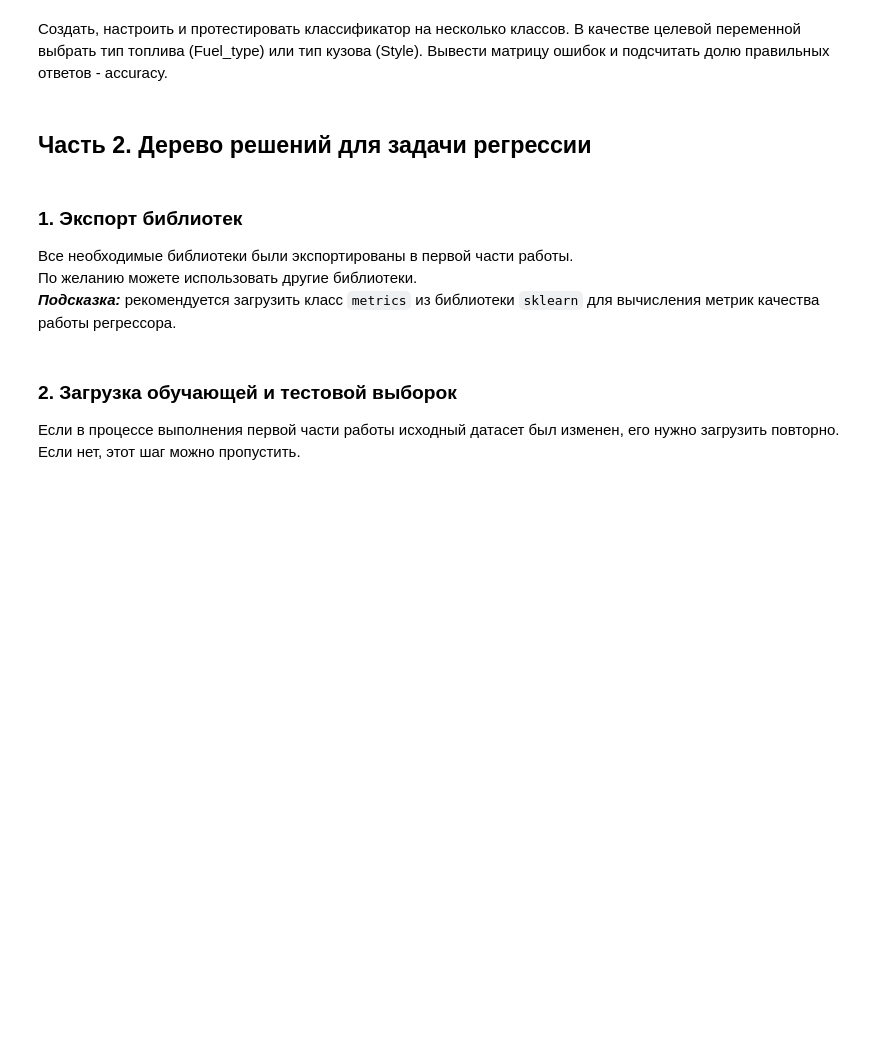
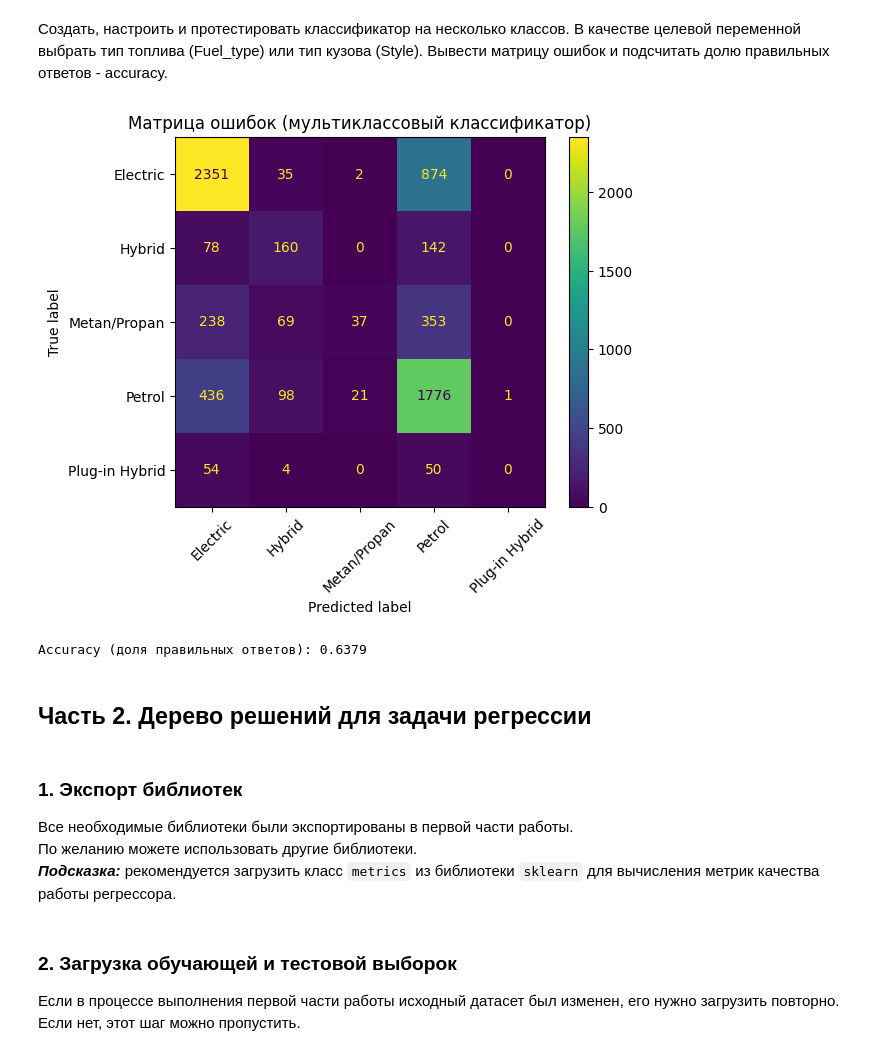
Before and after one commit to Mshkss/Study, a Jupyter notebook: Python/AI basics/P4/Task4_Tree_Empty.ipynb, the cells around one changed output. Drawn from its saved outputs; the diff is of its cells as text; code cells hidden in the pictures; blank space fills up the shorter version.

```diff
--- a/Python/AI basics/P4/Task4_Tree_Empty.ipynb
+++ b/Python/AI basics/P4/Task4_Tree_Empty.ipynb
@@ -145,9 +299,52 @@ print(f"Размер тестовой выборки: {X_test.shape}, {y_test.sh
+# %%
+from sklearn.model_selection import train_test_split
+from sklearn.tree import DecisionTreeClassifier
+from sklearn.metrics import accuracy_score, confusion_matrix
+# Восстановим категориальный признак fuel_type по one-hot колонкам
+fuel_columns = [col for col in data.columns if col.startswith("Fuel_type_")]
+data["Fuel_type"] = data[fuel_columns].idxmax(axis=1).str.replace("Fuel_type_", "")
+
+# Выбор нового таргета
+target_multiclass = "Fuel_type"  # Или "Style"
+X_multi = data.drop(columns=[target_multiclass])
+X_multi = X_multi.drop(columns=fuel_columns)
+y_multi = data[target_multiclass]
+
+# Разделение на обучающую и тестовую выборки
+X_train_m, X_test_m, y_train_m, y_test_m = train_test_split(
+    X_multi, y_multi, test_size=0.2, random_state=42
+)
+
+# Модель дерева решений с глубиной по умолчанию или подобранной
+clf_multi = DecisionTreeClassifier(max_depth=5, random_state=42)
+clf_multi.fit(X_train_m, y_train_m)
+
+y_pred_m = clf_multi.predict(X_test_m)
+
+from sklearn.metrics import ConfusionMatrixDisplay
+
+# Матрица ошибок
+cm_multi = confusion_matrix(y_test_m, y_pred_m, labels=clf_multi.classes_)
+disp = ConfusionMatrixDisplay(
+    confusion_matrix=cm_multi, display_labels=clf_multi.classes_
+)
+disp.plot(xticks_rotation=45)
+plt.title("Матрица ошибок (мультиклассовый классификатор)")
+plt.show()
+
+# Accuracy
+acc_multi = accuracy_score(y_test_m, y_pred_m)
+print(f"Accuracy (доля правильных ответов): {acc_multi:.4f}")
+# %% [output]
+[figure, added]
+Accuracy (доля правильных ответов): 0.6379
 # %% [markdown]
 ## Часть 2. Дерево решений для задачи регрессии
 # %% [markdown]
 ### 1. Экспорт библиотек
+
 Все необходимые библиотеки были экспортированы в первой части работы.
 По желанию можете использовать другие библиотеки.
-***Подсказка:*** рекомендуется загрузить класс `metrics` из библиотеки `sklearn` для вычисления метрик качества работы регрессора.
+**_Подсказка:_** рекомендуется загрузить класс `metrics` из библиотеки `sklearn` для вычисления метрик качества работы регрессора.
 # %% [markdown]
 ### 2. Загрузка обучающей и тестовой выборок
```
Also changed, not shown: parts of 33 cells of this notebook, 1 other file.
